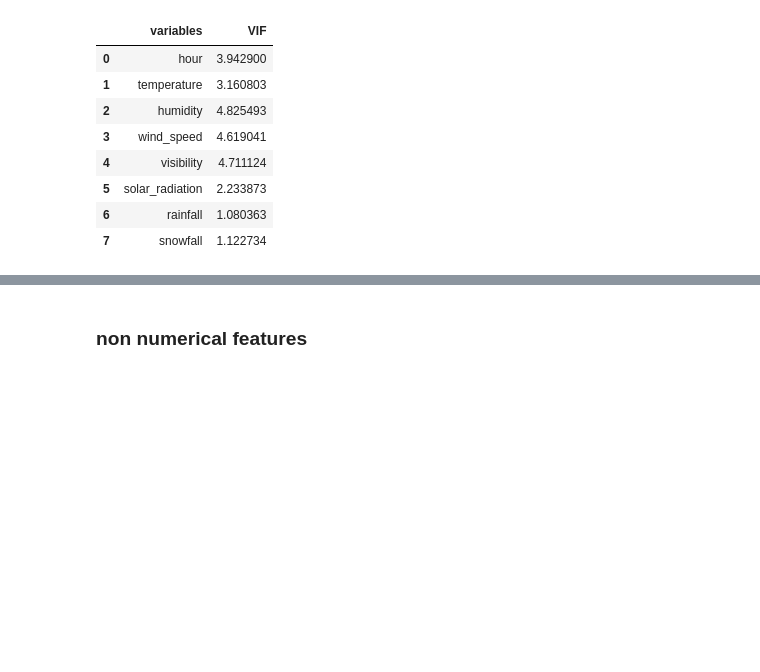
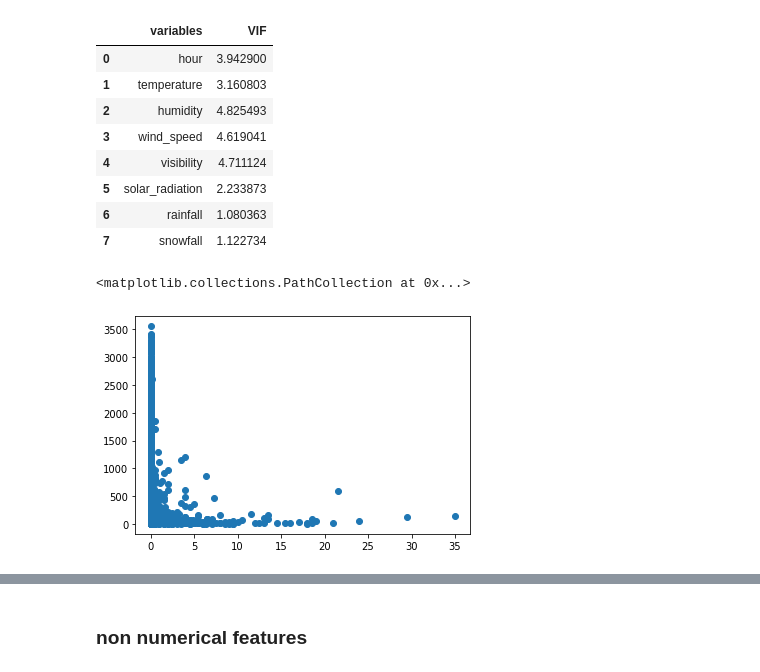
Before and after one commit to nihalhabeeb/rental_bike_demand_prediction, a Jupyter notebook: Soul_Bike_Demand.ipynb, the cells around one changed output, grey strips where cells are left out. Saved outputs shown, nothing was run; the diff lists cells and outputs as text; code cells hidden in the pictures; blank space fills up the shorter version.

```diff
--- a/Soul_Bike_Demand.ipynb
+++ b/Soul_Bike_Demand.ipynb
@@ -410,3 +448,8 @@ calc_vif(data[[i for i in numerical_features if i not in ['dew_point_temp','year
 | 7 | snowfall | 1.122734 |
 # %%
 selected_num_features = ['hour','temperature','humidity','wind_speed','visibility','solar_radiation','rainfall','snowfall']
+# %%
+plt.scatter(df['rainfall'],df['rented_bike_count'])
+# %% [output]
+<matplotlib.collections.PathCollection at 0x...>
+[figure, added]
```
Also changed, not shown: parts of 50 cells of this notebook.
